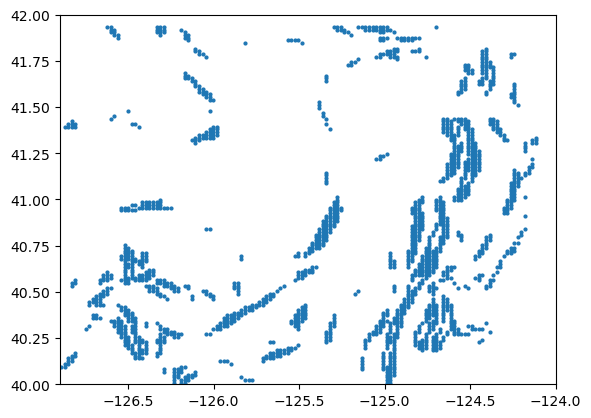
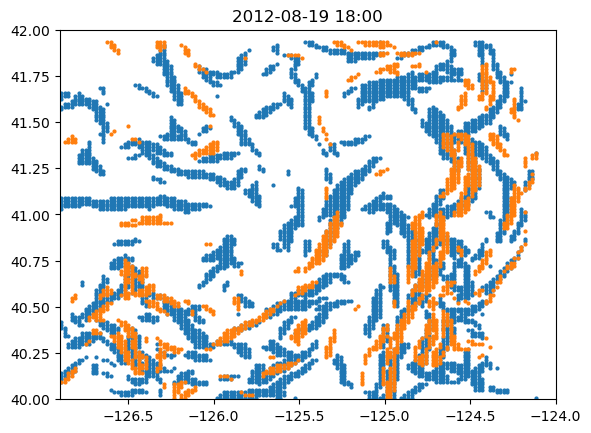
The change to this notebook cell's code, shown as a diff; its figure went from the first image to the second:
--- before
+++ after
@@ -1,4 +1,7 @@
+i=47
+plt.plot(lon_cs_attr_fil.isel(time=i),lat_cs_attr_fil.isel(time=i),'.',markersize=4)
+
 plt.plot(lon_cs_rep_fil.isel(time=47),lat_cs_rep_fil.isel(time=47),'.',markersize=4)
 plt.ylim([40,42])
 plt.xlim([-126.9,-124])
-plt.title(str(lon_cs_rep_fil.isel(time=47).time))
+plt.title(str(np.array(lon_cs_rep_fil.isel(time=i).time))[:10]+' '+str(np.array(lon_cs_rep_fil.isel(time=i).time))[11:16])

Commit: update